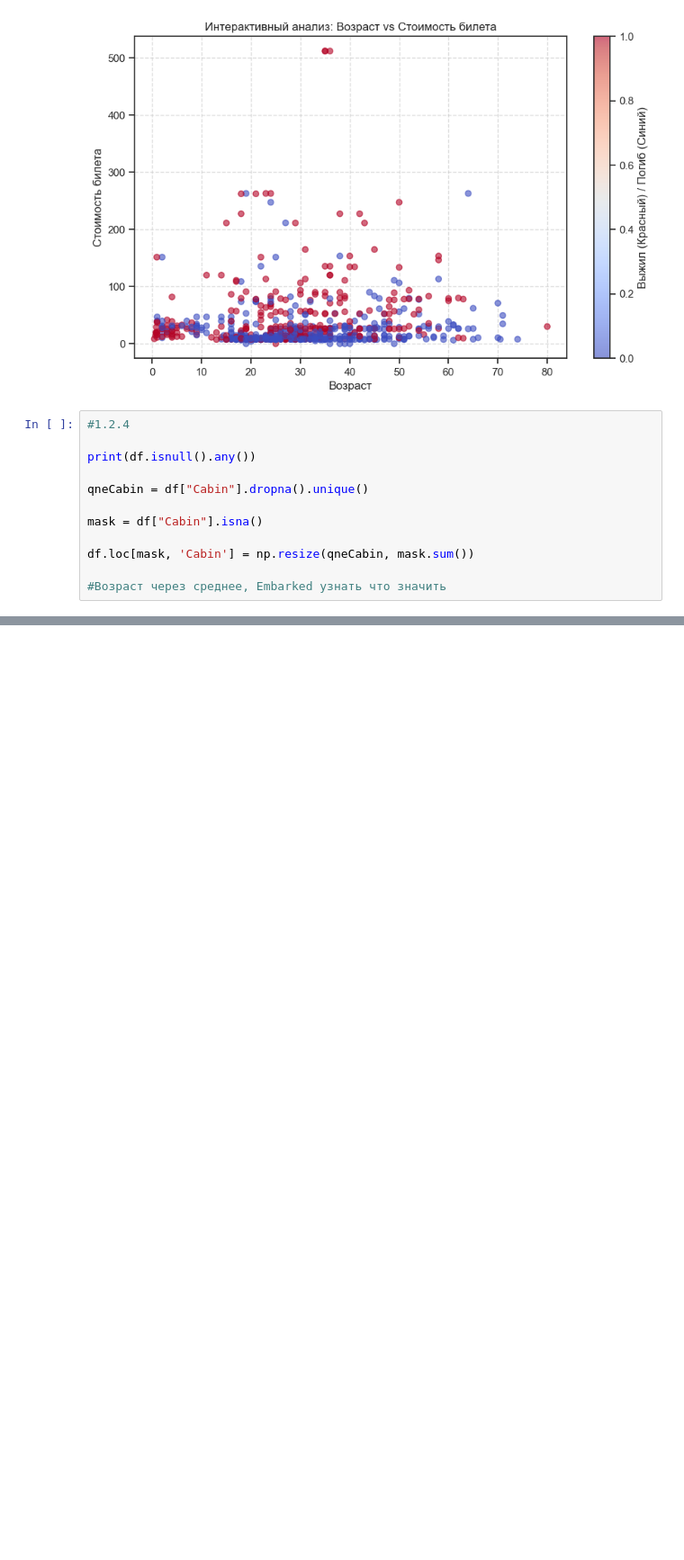
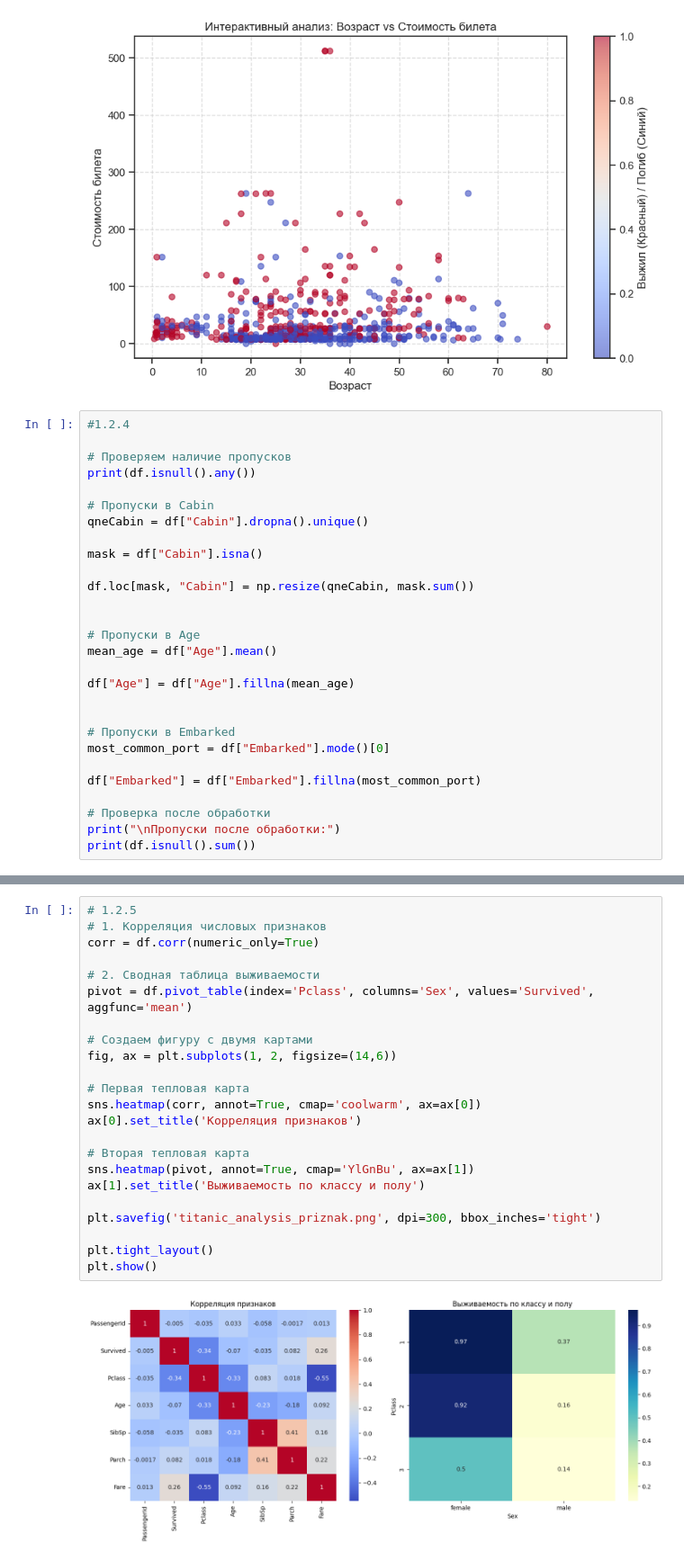
Before and after one commit to coffeequ/AnalyzDatasets, a Jupyter notebook: TableType/titanicAnalyz.ipynb, the cells around one changed output, grey strips where cells are left out. Shown at 90% size. Drawn from its saved outputs; the diff is of its cells as text; blank space fills up the shorter version.

```diff
--- a/TableType/titanicAnalyz.ipynb
+++ b/TableType/titanicAnalyz.ipynb
@@ -110,15 +110,31 @@ plt.show()
 # %%
 #1.2.4
 
+# Проверяем наличие пропусков
 print(df.isnull().any())
 
+# Пропуски в Cabin
 qneCabin = df["Cabin"].dropna().unique()
 
 mask = df["Cabin"].isna()
 
-df.loc[mask, 'Cabin'] = np.resize(qneCabin, mask.sum())
+df.loc[mask, "Cabin"] = np.resize(qneCabin, mask.sum())
 
-#Возраст через среднее, Embarked узнать что значить
+
+# Пропуски в Age
+mean_age = df["Age"].mean()
+
+df["Age"] = df["Age"].fillna(mean_age)
+
+
+# Пропуски в Embarked
+most_common_port = df["Embarked"].mode()[0]
+
+df["Embarked"] = df["Embarked"].fillna(most_common_port)
+
+# Проверка после обработки
+print("\nПропуски после обработки:")
+print(df.isnull().sum())
 # %% [output]
 PassengerId    False
 Survived       False
@@ -135,0 +156,25 @@ dtype: bool
+# %%
+# 1.2.5
+# 1. Корреляция числовых признаков
+corr = df.corr(numeric_only=True)
+
+# 2. Сводная таблица выживаемости
+pivot = df.pivot_table(index='Pclass', columns='Sex', values='Survived', aggfunc='mean')
+
+# Создаем фигуру с двумя картами
+fig, ax = plt.subplots(1, 2, figsize=(14,6))
+
+# Первая тепловая карта
+sns.heatmap(corr, annot=True, cmap='coolwarm', ax=ax[0])
+ax[0].set_title('Корреляция признаков')
+
+# Вторая тепловая карта
+sns.heatmap(pivot, annot=True, cmap='YlGnBu', ax=ax[1])
+ax[1].set_title('Выживаемость по классу и полу')
+
+plt.savefig('titanic_analysis_priznak.png', dpi=300, bbox_inches='tight')
+
+plt.tight_layout()
+plt.show()
+# %% [output]
+[figure, added]
```
Also changed, not shown: parts of 1 cell of this notebook.
